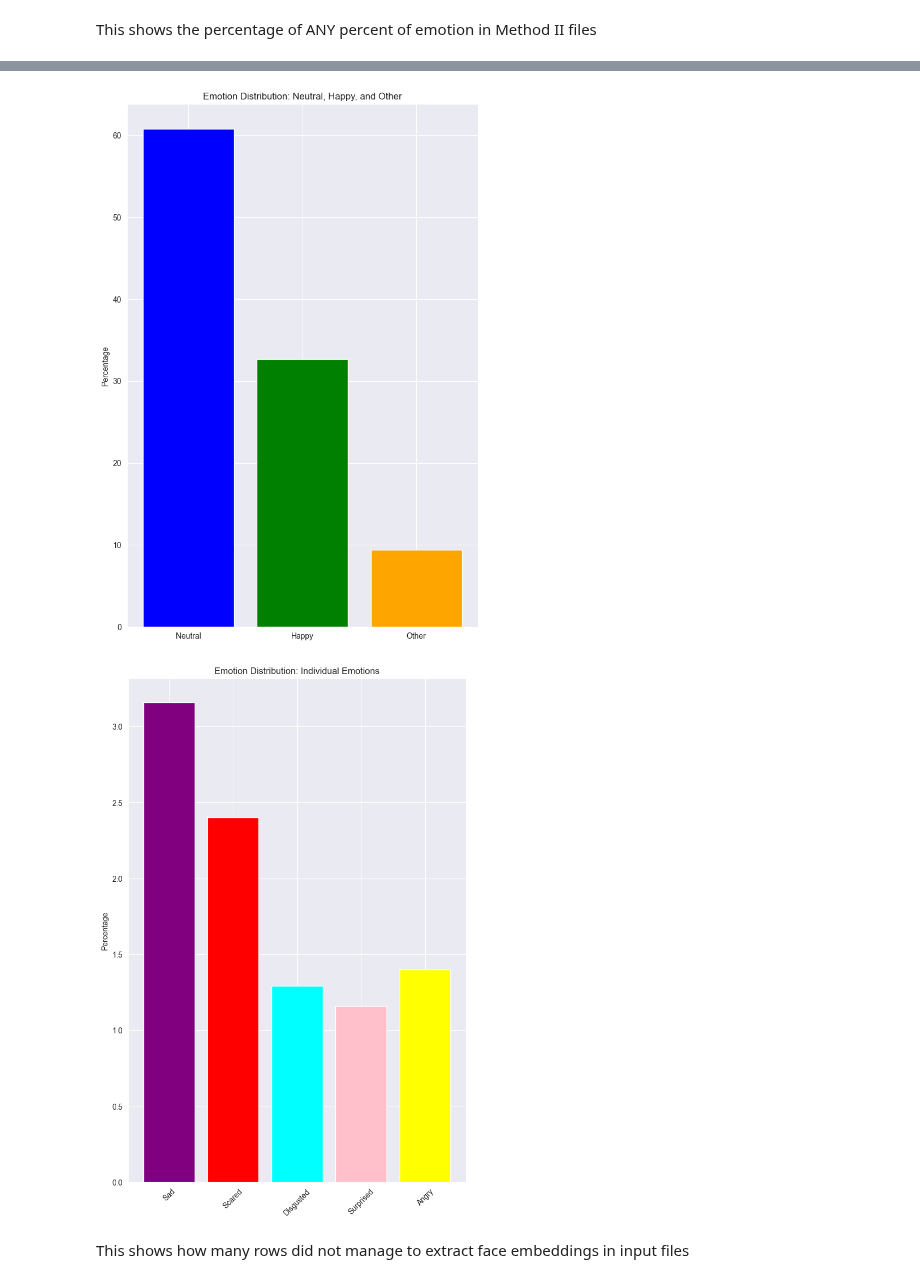
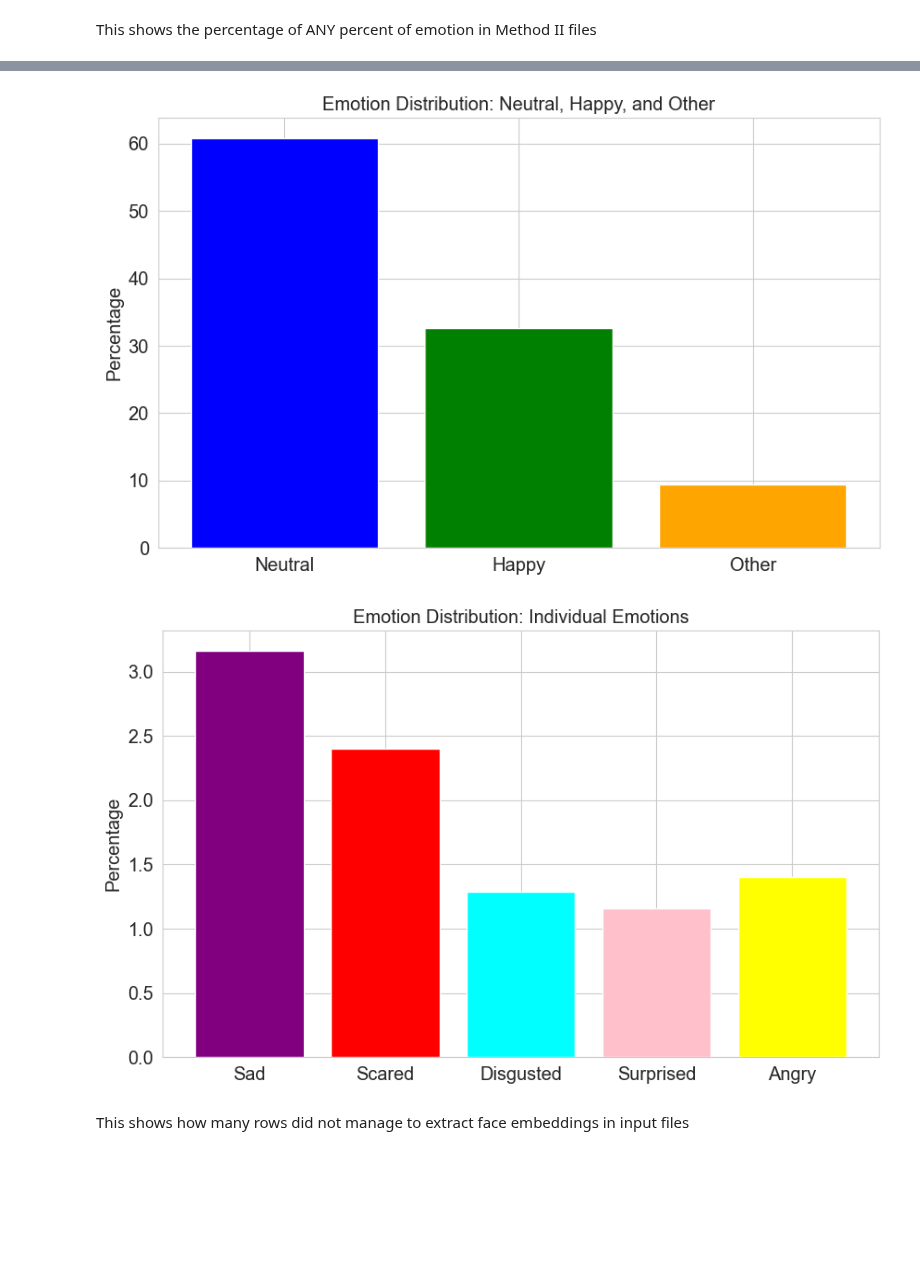
Before and after one commit to Azirral/de-face-recognition, a Jupyter notebook: CountingData.ipynb, the cells around one changed output, grey strips where cells are left out. Cells and saved outputs as stored; diff of their text form; code cells hidden in the pictures; blank space fills up the shorter version.

```diff
--- a/CountingData.ipynb
+++ b/CountingData.ipynb
@@ -8,6 +8,20 @@ import numpy as np
 from collections import Counter
 import csv
 import matplotlib.pyplot as plt
+
+import matplotlib.pylab as pylab
+params = {'legend.fontsize': 'x-large',
+          'figure.figsize': (10, 6),
+         'axes.labelsize': 'x-large',
+         'axes.titlesize':'x-large',
+         'xtick.labelsize':'x-large',
+         'ytick.labelsize':'x-large'}
+
+# to change default colormap
+plt.rcParams["image.cmap"] = "viridis"
+# to change default color cycle
+plt.rcParams['axes.prop_cycle'] = plt.cycler(color=plt.cm.viridis.colors)
+pylab.rcParams.update(params)
 # %% [markdown]
 Loading the files
 # %%
@@ -133,39 +155,38 @@ dtype: object
 # %%
 numeric_percentages = percentages.str.rstrip('%').astype(float)
 
 # ** First Plot: Neutral, Happy, and Other (group rest into "Other") **
 # Group all emotions except Neutral and Happy into "Other"
 main_emotions = ['Neutral', 'Happy']
 other_emotions = numeric_percentages.drop(main_emotions).sum()  # Sum of all other emotions
 
 plot1_data = pd.Series({
     'Neutral': numeric_percentages['Neutral'],
     'Happy': numeric_percentages['Happy'],
     'Other': other_emotions
 })
 
 # Create the first plot
-plt.figure(figsize=(8,12))  # Thinner plot
+plt.figure()  # Thinner plot
 plt.bar(plot1_data.index, plot1_data.values, color=['blue', 'green', 'orange'])
 plt.title('Emotion Distribution: Neutral, Happy, and Other')
 plt.ylabel('Percentage')
-plt.savefig("Method_II_Emotion_Distribution_Happy_Other.png", dpi=1000)
+plt.savefig("C:/Users/oskik/Desktop/Studia/Thesis/Method_II_Emotion_Distribution_Happy_Other.png", dpi=300)
 plt.show()
 
 # ** Second Plot: Individual emotions (excluding Neutral) **
 plot2_data = numeric_percentages.drop(['Neutral', 'Happy'])
 
 # Create the second plot
-plt.figure(figsize=(8,12))  # Thinner plot
+plt.figure()  # Thinner plot
 plt.bar(plot2_data.index, plot2_data.values, color=['purple', 'red', 'cyan', 'pink', 'yellow'])
-plt.title('Emotion Distribution: Individual Emotions')
+plt.title('Emotion Distribution: Individual Emotions', )
 plt.ylabel('Percentage')
-plt.xticks(rotation=45)
-plt.savefig("Method_II_Emotion_Distribution_Whole.png", dpi=1000)
+plt.savefig("C:/Users/oskik/Desktop/Studia/Thesis/Method_II_Emotion_Distribution_Whole.png", dpi=300)
 plt.show()
 # %% [output]
-[figure, old version]
+[figure, new version]
-[figure, old version]
+[figure, new version]
 # %% [markdown]
 This shows how many rows did not manage to extract face embeddings in input files
 # %%
```
Also changed, not shown: parts of 8 cells of this notebook.
